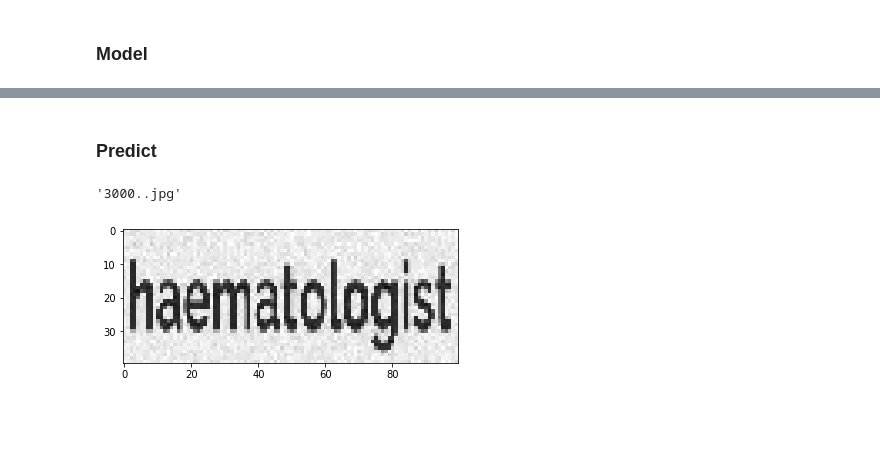
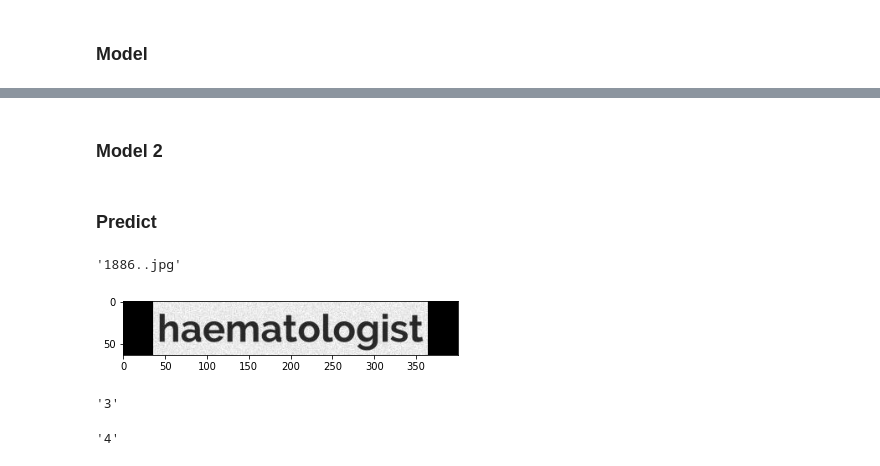
Before and after one commit to danyentezari/bn-ocr, a Jupyter notebook: keras_ocr_bignumber_generator.ipynb, the cells around one changed output, grey strips where cells are left out. Cells and saved outputs as stored; diff of their text form; code cells hidden in the pictures; blank space fills up the shorter version.

```diff
--- a/keras_ocr_bignumber_generator.ipynb
+++ b/keras_ocr_bignumber_generator.ipynb
@@ -277,6 +287,9 @@ plt.imshow(loadImage('./america.png'))
 # # plt.imshow(img)
 
 # plt.imshow(data_F[0])
+# %%
+ch = 64
+cw = 400
 # %%
 import os
 
@@ -287,17 +300,26 @@ data_L = []
 n_images = len( os.listdir("./out"))
 n_images = 30000
 
+max_width = 0
+
 for fi in os.listdir("./out")[0:n_images]:
     d = re.split('_', fi)
 
     img = loadImage(f'./out/{fi}')
 
-    data_F.append(img)
-    data_L.append(d[1])
+    if ( img.shape[1] <= 400 ):
+      if(img.shape[1] > max_width):
+        max_width = img.shape[1]
+      img = center_pad_image(img, ch, cw)
 
+      data_F.append(img)
+      data_L.append(d[1])
+
+n_images = len(data_F)
+print('max_width', max_width)
 data_F = np.array(data_F)
 data_L = np.array(data_L)
-data_F.reshape(n_images, ch, cw, 3)
+data_F.reshape(n_images, ch, cw, 1)
 print(data_F.shape)
-plt.imshow(data_F[0])
+plt.imshow(data_F[0][:,:,0], cmap='gray')
 # %% [output]
@@ -342,7 +365,7 @@ len(alph_dict)
 # %%
 m = lambda x: [alph_dict[c] for c in x]
 
-data_L_id = np.zeros((n,25))
+data_L_id = np.zeros((n,100))
 for k,data in enumerate(data_L):
   # data = data.lower()
   ids = m(data)
@@ -434,9 +468,9 @@ conv_filters = 16
 kernel_size = (3, 3)
 pool_size = 2
 time_dense_size = 32
-rnn_size = 512
+rnn_size = 128
 
-input_shape = (ch, cw, 3)
+input_shape = (ch, cw, 1)
 
 act = 'relu'
 input_data = Input(name='the_input', shape=input_shape, dtype='float32')
@@ -540,0 +577,2 @@ print(train_L_dist.shape)
+# %% [markdown]
+### Model 2
@@ -541,18 +705,26 @@ print(train_L_dist.shape)
 # %% [markdown]
 ### Predict
 # %%
-plt.imshow(data_F[0])
+plt.imshow(data_F[0][:,:,0], cmap='gray')
 
-yhat2 = prediction_model.predict(data_F[0].reshape(1,ch,cw,3))
+yhat2 = prediction_model.predict(data_F[0].reshape(1,ch,cw,1))
 
 r = ''
 for i in range(15):
   r += alph_num[yhat2[0][i].argmax()]
 
 r
 # %% [output]
-'3000..jpg'
+'1886..jpg'
-[figure, old version]
+[figure, new version]
+# %%
+alph_num[data_L_dist[4][0].argmax()]
+# %% [output]
+'3'
+# %%
+alph_num[int(data_L_id[0][0])]
+# %% [output]
+'4'
 # %%
 sample_image = loadImage('./america.png')
 #loaded_image = np.array(negative_pad_image(img, ch, cw))
```
Also changed, not shown: parts of 25 cells of this notebook.
